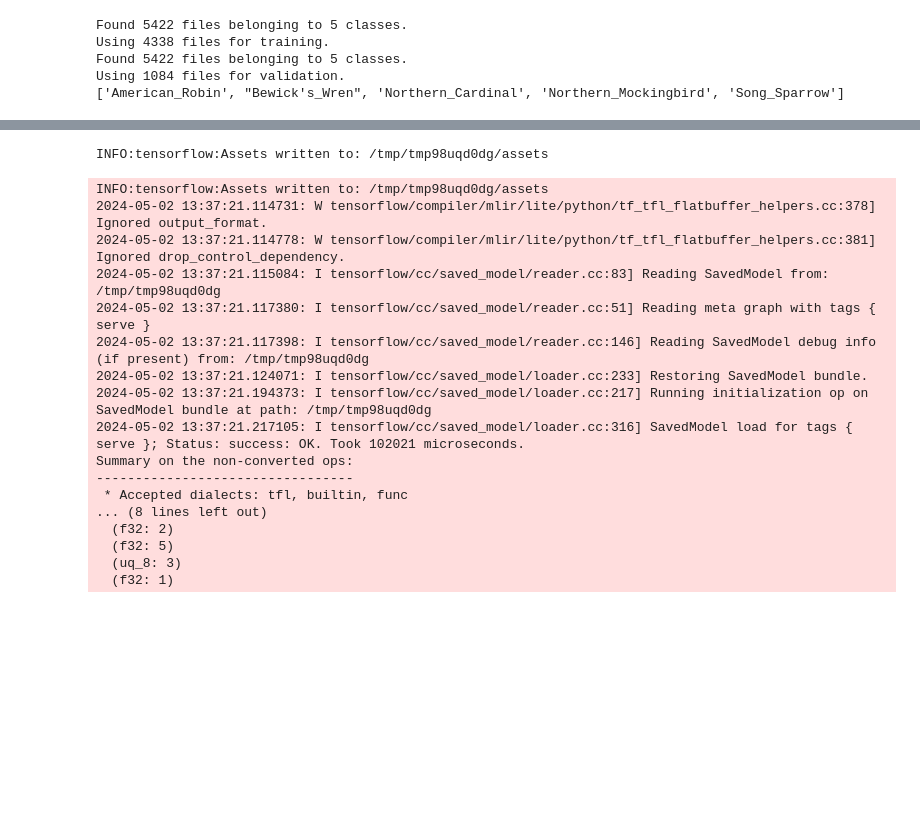
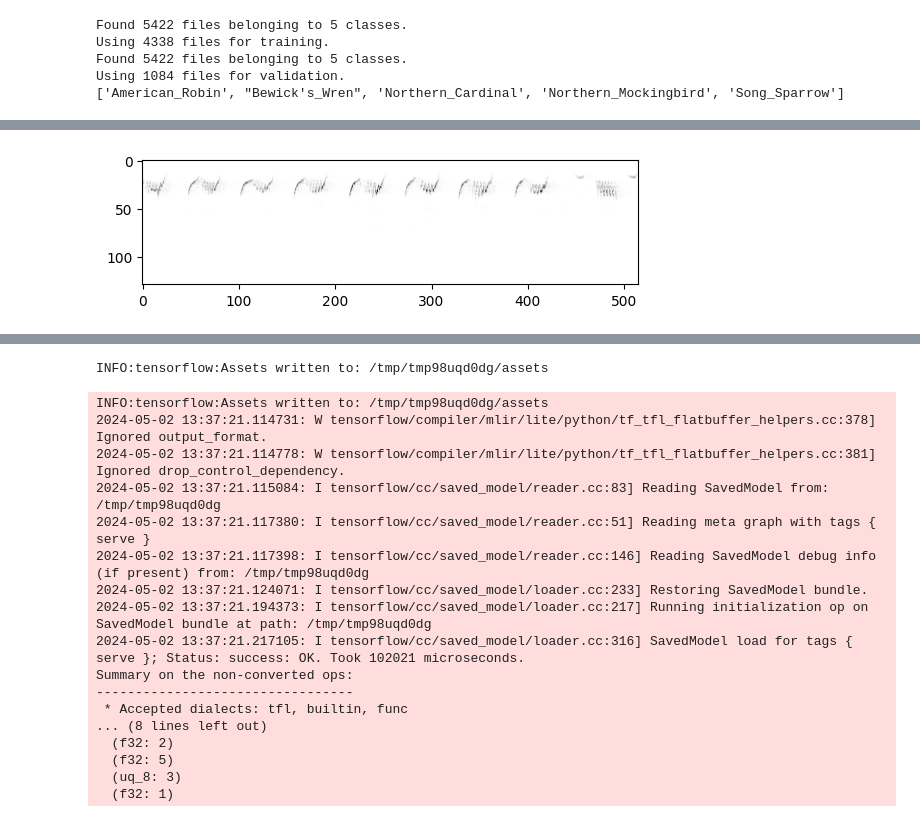
Before and after one commit to Eleczoo/cnn_birds, a Jupyter notebook: v2.ipynb, the cells around one changed output, grey strips where cells are left out. Drawn from its saved outputs; the diff is of its cells as text; code cells hidden in the pictures; blank space fills up the shorter version.

```diff
--- a/v2.ipynb
+++ b/v2.ipynb
@@ -130,0 +159,18 @@ model.save("birds.keras")
+# %%
+from PIL import Image
+import numpy as np
+
+img = Image.open("birds/Northern_Mockingbird/13609-2.png")
+
+plt.imshow(img, cmap="gray")
+plt.show()
+
+
+img = np.expand_dims(img, axis=0)
+pred = model.predict(np.asarray(img))
+
+predicted_class = np.argmax(pred[0])
+predicted_class_name = class_names[predicted_class]
+print(f"Prediction : {predicted_class_name}")
+# %% [output]
+[figure, added]
```
Also changed, not shown: parts of 8 cells of this notebook.
